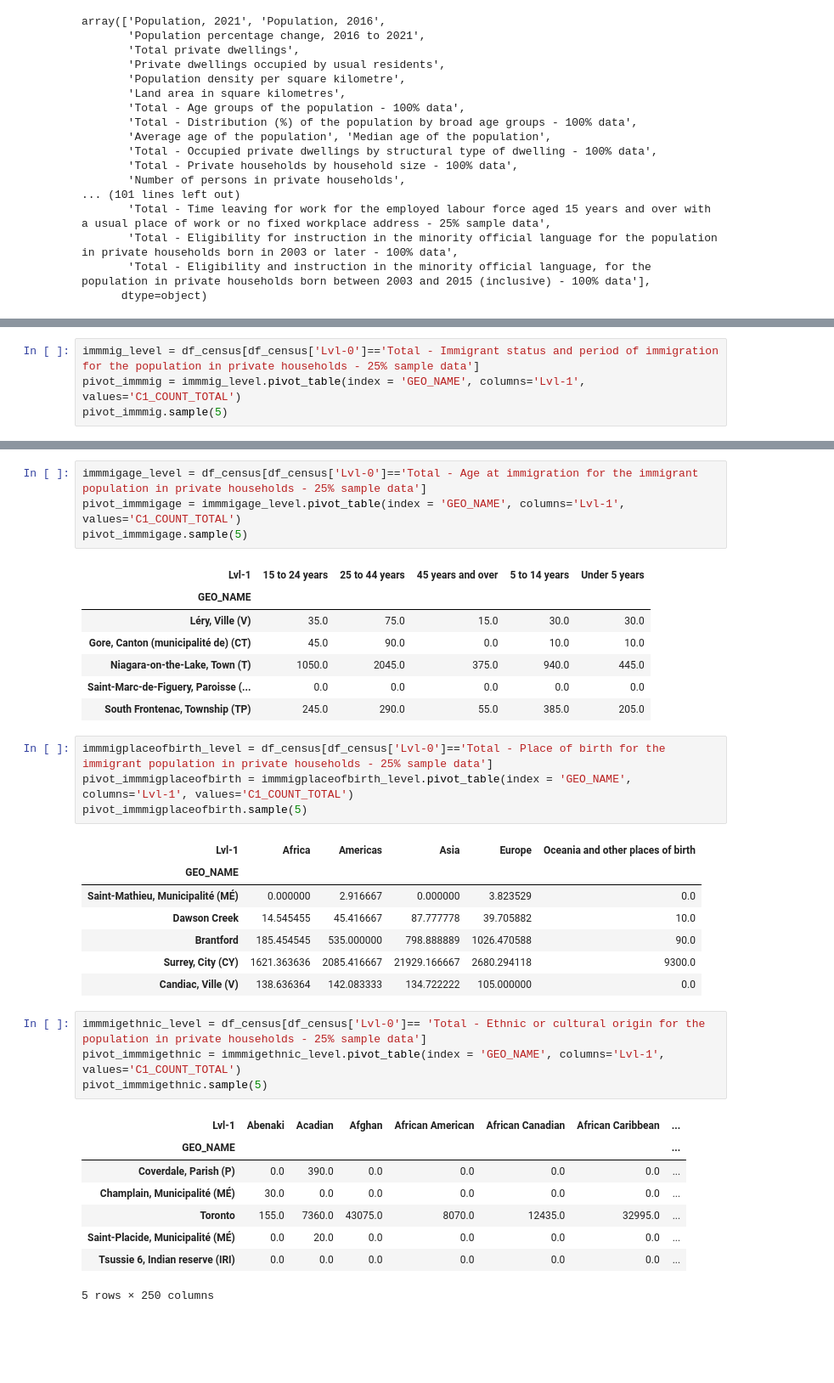
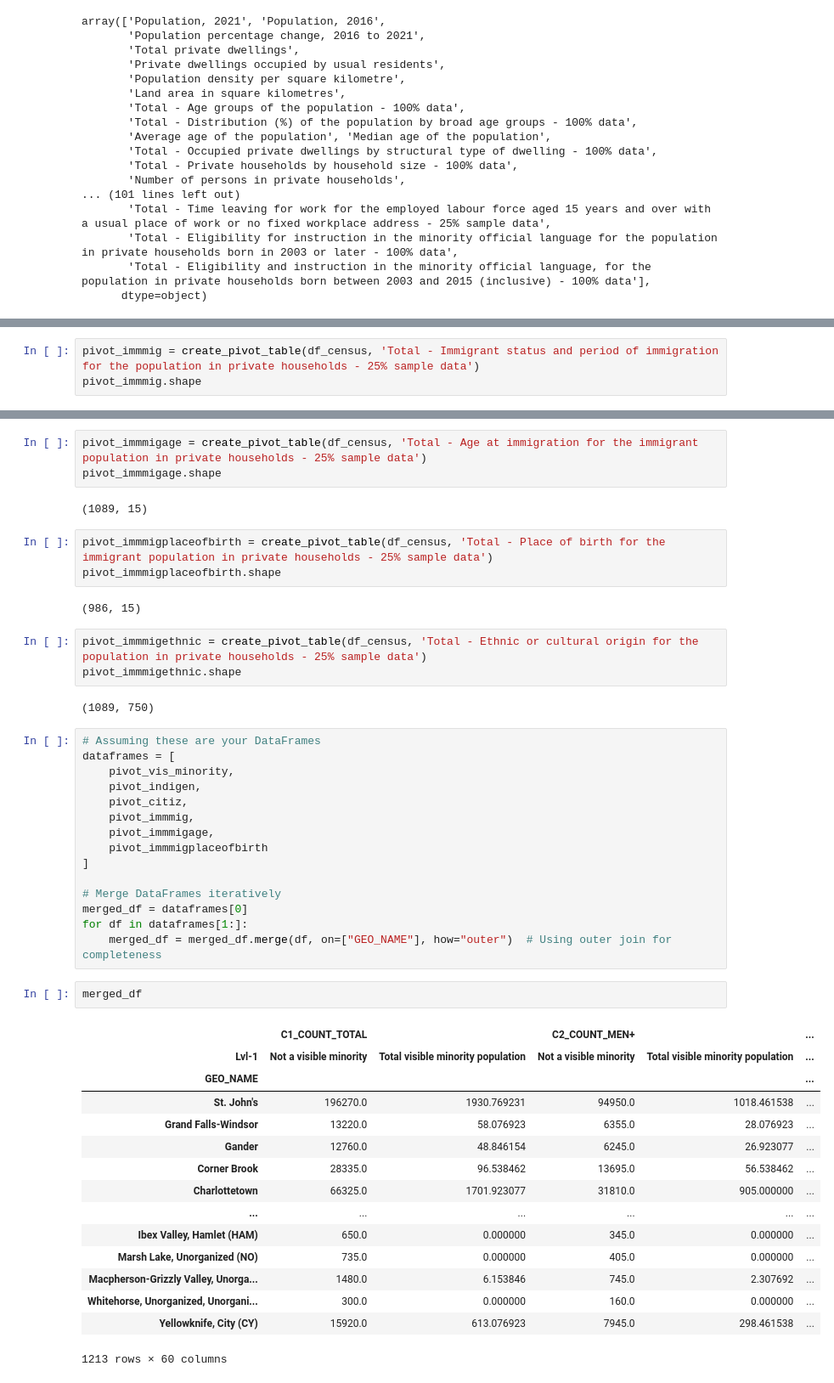
Before and after one commit to abdyraman/newcomersresearch, a Jupyter notebook: analysis.ipynb, the cells around one changed output, grey strips where cells are left out. Shown: that part at 85% size. Saved outputs shown, nothing was run; the diff lists cells and outputs as text; blank space fills up the shorter version.

```diff
--- a/analysis.ipynb
+++ b/analysis.ipynb
@@ -179,5 +191,4 @@ pivot_citiz.sample(5)
 # %%
-immmig_level = df_census[df_census['Lvl-0']=='Total - Immigrant status and period of immigration for the population in private households - 25% sample data']
-pivot_immmig = immmig_level.pivot_table(index = 'GEO_NAME', columns='Lvl-1', values='C1_COUNT_TOTAL')
-pivot_immmig.sample(5)
+pivot_immmig = create_pivot_table(df_census, 'Total - Immigrant status and period of immigration for the population in private households - 25% sample data')
+pivot_immmig.shape
 # %% [output]
@@ -191,37 +196,48 @@ pivot_immmig.sample(5)
 # %%
-immmigage_level = df_census[df_census['Lvl-0']=='Total - Age at immigration for the immigrant population in private households - 25% sample data']
-pivot_immmigage = immmigage_level.pivot_table(index = 'GEO_NAME', columns='Lvl-1', values='C1_COUNT_TOTAL')
-pivot_immmigage.sample(5)
+pivot_immmigage = create_pivot_table(df_census, 'Total - Age at immigration for the immigrant population in private households - 25% sample data')
+pivot_immmigage.shape
 # %% [output]
-| Lvl-1 | 15 to 24 years | 25 to 44 years | 45 years and over | 5 to 14 years | Under 5 years |
-| GEO_NAME |  |  |  |  |  |
-| Léry, Ville (V) | 35.0 | 75.0 | 15.0 | 30.0 | 30.0 |
-| Gore, Canton (municipalité de) (CT) | 45.0 | 90.0 | 0.0 | 10.0 | 10.0 |
-| Niagara-on-the-Lake, Town (T) | 1050.0 | 2045.0 | 375.0 | 940.0 | 445.0 |
-| Saint-Marc-de-Figuery, Paroisse (... | 0.0 | 0.0 | 0.0 | 0.0 | 0.0 |
-| South Frontenac, Township (TP) | 245.0 | 290.0 | 55.0 | 385.0 | 205.0 |
+(1089, 15)
 # %%
-immmigplaceofbirth_level = df_census[df_census['Lvl-0']=='Total - Place of birth for the immigrant population in private households - 25% sample data']
-pivot_immmigplaceofbirth = immmigplaceofbirth_level.pivot_table(index = 'GEO_NAME', columns='Lvl-1', values='C1_COUNT_TOTAL')
-pivot_immmigplaceofbirth.sample(5)
+pivot_immmigplaceofbirth = create_pivot_table(df_census, 'Total - Place of birth for the immigrant population in private households - 25% sample data')
+pivot_immmigplaceofbirth.shape
 # %% [output]
-| Lvl-1 | Africa | Americas | Asia | Europe | Oceania and other places of birth |
-| GEO_NAME |  |  |  |  |  |
-| Saint-Mathieu, Municipalité (MÉ) | 0.000000 | 2.916667 | 0.000000 | 3.823529 | 0.0 |
-| Dawson Creek | 14.545455 | 45.416667 | 87.777778 | 39.705882 | 10.0 |
-| Brantford | 185.454545 | 535.000000 | 798.888889 | 1026.470588 | 90.0 |
-| Surrey, City (CY) | 1621.363636 | 2085.416667 | 21929.166667 | 2680.294118 | 9300.0 |
-| Candiac, Ville (V) | 138.636364 | 142.083333 | 134.722222 | 105.000000 | 0.0 |
+(986, 15)
 # %%
-immmigethnic_level = df_census[df_census['Lvl-0']== 'Total - Ethnic or cultural origin for the population in private households - 25% sample data']
-pivot_immmigethnic = immmigethnic_level.pivot_table(index = 'GEO_NAME', columns='Lvl-1', values='C1_COUNT_TOTAL')
-pivot_immmigethnic.sample(5)
+pivot_immmigethnic = create_pivot_table(df_census, 'Total - Ethnic or cultural origin for the population in private households - 25% sample data')
+pivot_immmigethnic.shape
 # %% [output]
-| Lvl-1 | Abenaki | Acadian | Afghan | African American | African Canadian | African Caribbean | ... |
-| GEO_NAME |  |  |  |  |  |  | ... |
-| Coverdale, Parish (P) | 0.0 | 390.0 | 0.0 | 0.0 | 0.0 | 0.0 | ... |
-| Champlain, Municipalité (MÉ) | 30.0 | 0.0 | 0.0 | 0.0 | 0.0 | 0.0 | ... |
-| Toronto | 155.0 | 7360.0 | 43075.0 | 8070.0 | 12435.0 | 32995.0 | ... |
-| Saint-Placide, Municipalité (MÉ) | 0.0 | 20.0 | 0.0 | 0.0 | 0.0 | 0.0 | ... |
-| Tsussie 6, Indian reserve (IRI) | 0.0 | 0.0 | 0.0 | 0.0 | 0.0 | 0.0 | ... |
-5 rows × 250 columns
+(1089, 750)
+# %%
+# Assuming these are your DataFrames
+dataframes = [
+    pivot_vis_minority,
+    pivot_indigen,
+    pivot_citiz,
+    pivot_immmig,
+    pivot_immmigage,
+    pivot_immmigplaceofbirth
+]
+
+# Merge DataFrames iteratively
+merged_df = dataframes[0]
+for df in dataframes[1:]:
+    merged_df = merged_df.merge(df, on=["GEO_NAME"], how="outer")  # Using outer join for completeness
+# %%
+merged_df
+# %% [output]
+|  | C1_COUNT_TOTAL |  | C2_COUNT_MEN+ |  | ... |
+| Lvl-1 | Not a visible minority | Total visible minority population | Not a visible minority | Total visible minority population | ... |
+| GEO_NAME |  |  |  |  | ... |
+| St. John's | 196270.0 | 1930.769231 | 94950.0 | 1018.461538 | ... |
+| Grand Falls-Windsor | 13220.0 | 58.076923 | 6355.0 | 28.076923 | ... |
+| Gander | 12760.0 | 48.846154 | 6245.0 | 26.923077 | ... |
+| Corner Brook | 28335.0 | 96.538462 | 13695.0 | 56.538462 | ... |
+| Charlottetown | 66325.0 | 1701.923077 | 31810.0 | 905.000000 | ... |
+| ... | ... | ... | ... | ... | ... |
+| Ibex Valley, Hamlet (HAM) | 650.0 | 0.000000 | 345.0 | 0.000000 | ... |
+| Marsh Lake, Unorganized (NO) | 735.0 | 0.000000 | 405.0 | 0.000000 | ... |
+| Macpherson-Grizzly Valley, Unorga... | 1480.0 | 6.153846 | 745.0 | 2.307692 | ... |
+| Whitehorse, Unorganized, Unorgani... | 300.0 | 0.000000 | 160.0 | 0.000000 | ... |
+| Yellowknife, City (CY) | 15920.0 | 613.076923 | 7945.0 | 298.461538 | ... |
+1213 rows × 60 columns
```
Also changed, not shown: parts of 15 cells of this notebook, 1 other file.
